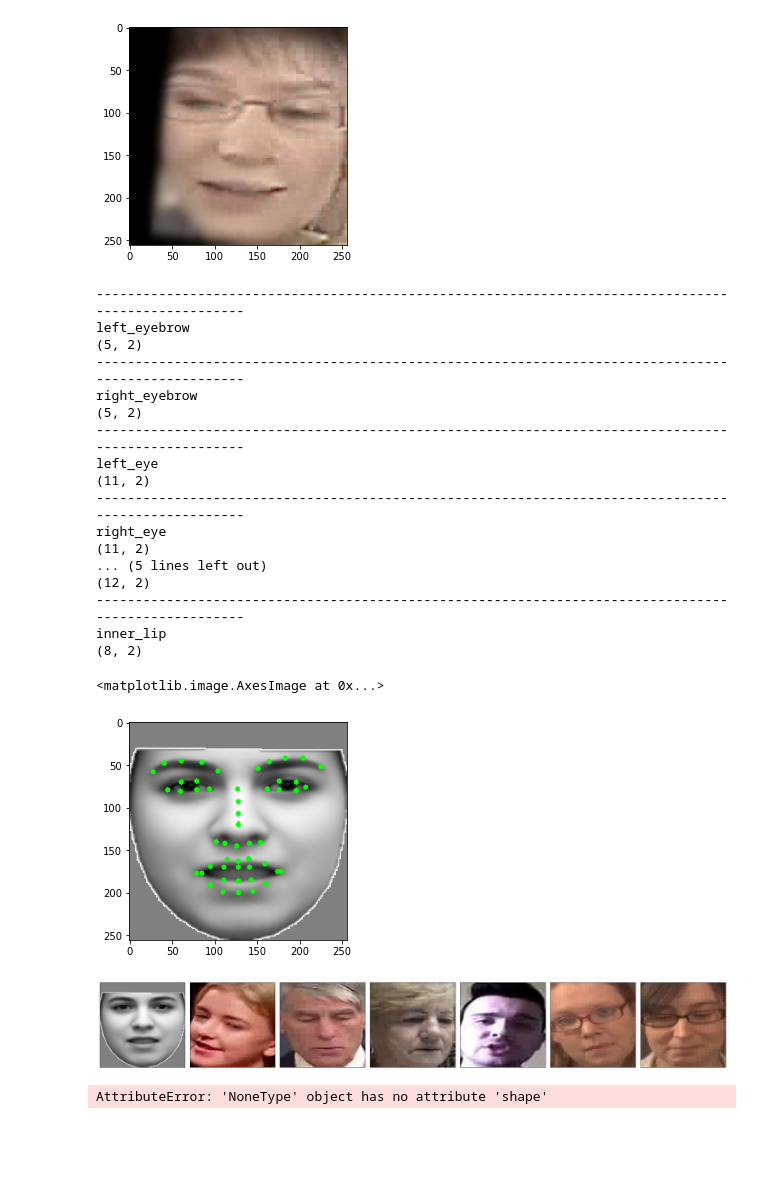
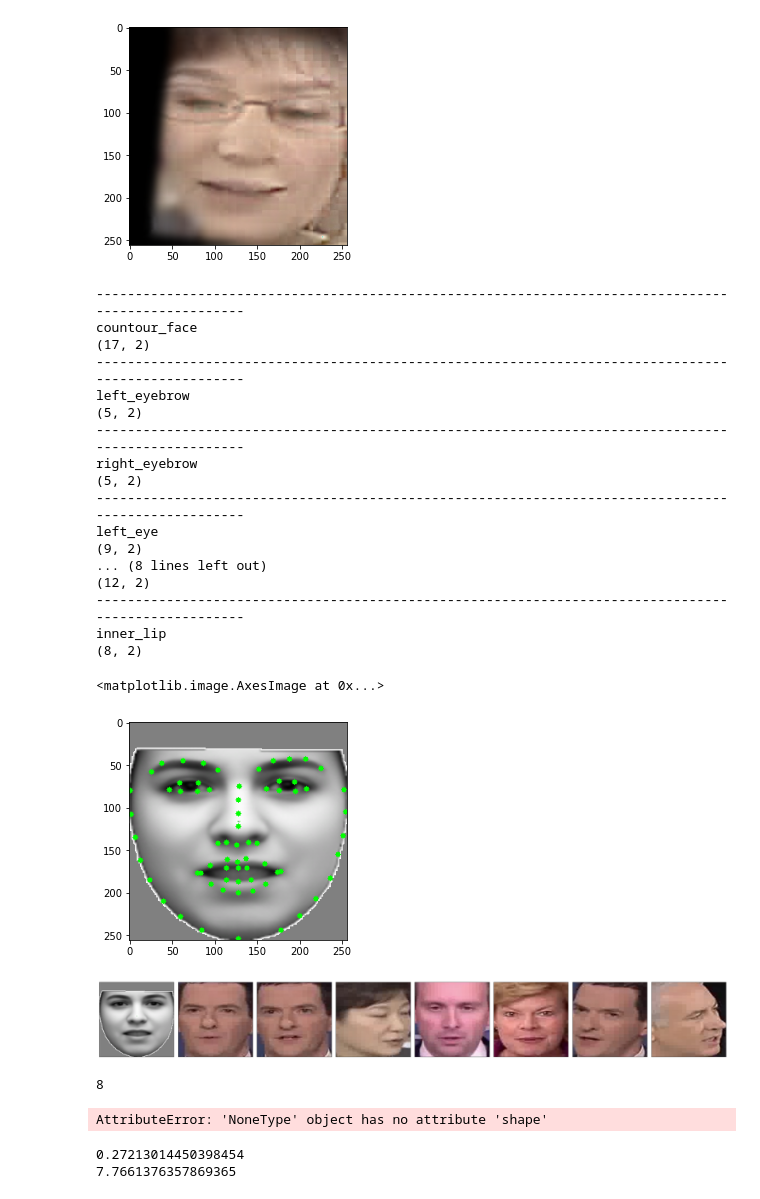
Before and after one commit to a0910257137/behaviornet, a Jupyter notebook: analyzer/procrustes.ipynb, the cells around one changed output. Drawn from its saved outputs; the diff is of its cells as text; code cells hidden in the pictures; blank space fills up the shorter version.

```diff
--- a/analyzer/procrustes.ipynb
+++ b/analyzer/procrustes.ipynb
@@ -67,8 +67,8 @@ def transformation_from_points(points1, points2):
     points2 -= c2
 
     '''2 - 消除縮放的影響 '''
-    s1 = np.std(points1)
-    s2 = np.std(points2)
+    s1 = np.std(points1, axis = 0)
+    s2 = np.std(points2, axis = 0)
     points1 /= s1
     points2 /= s2
 
@@ -181,11 +181,11 @@ plt.imshow(merged_imgs[..., ::-1])
 <matplotlib.image.AxesImage at 0x...>
 [figure]
 # %%
-path = '/aidata/anders/objects/landmarks/LS3D-W/procustes/BDD_mean_face.json'
+path = '/aidata/anders/objects/landmarks/procustes/BDD_mean_face.json'
 annos = load_json(path)
 for frame in annos['frame_list']:
     name = frame['name']
-    img_path = os.path.join('/aidata/anders/objects/landmarks/LS3D-W/procustes', name)
+    img_path = os.path.join('/aidata/anders/objects/landmarks/procustes', name)
     img = cv2.imread(img_path)
     for lb in frame['labels']:
         keypoints = lb['keypoints']
@@ -199,6 +199,9 @@ for frame in annos['frame_list']:
 img  = np.asarray(img).astype(np.uint8)
 plt.imshow(img)
 # %% [output]
+----------------------------------------------------------------------------------------------------
+countour_face
+(17, 2)
 ----------------------------------------------------------------------------------------------------
 left_eyebrow
 (5, 2)
@@ -207,26 +210,24 @@ right_eyebrow
 (5, 2)
 ----------------------------------------------------------------------------------------------------
 left_eye
-(11, 2)
-----------------------------------------------------------------------------------------------------
-right_eye
-(11, 2)
-... (5 lines left out)
+(9, 2)
+... (8 lines left out)
 (12, 2)
 ----------------------------------------------------------------------------------------------------
 inner_lip
 (8, 2)
 <matplotlib.image.AxesImage at 0x...>
-[figure, old version]
+[figure, new version]
 # %%
 import random
-LS3D_W_path = '/aidata/anders/objects/landmarks/LS3D-W/annos/BDD_LS3D-W_68_lnmk_with_crop.json'
+LS3D_W_path = '/aidata/anders/objects/landmarks/procustes/BDD_LS3D-W_68_lnmk_with_crop.json'
 annos = load_json(LS3D_W_path)
 frames = annos['frame_list']
-mean_face_path = '/aidata/anders/objects/landmarks/LS3D-W/procustes/BDD_mean_face.json'
+mean_face_path = '/aidata/anders/objects/landmarks/procustes/BDD_mean_face.json'
 annos = load_json(mean_face_path)
 mean_face_frames = annos['frame_list']
 frames = mean_face_frames + frames
+# frames = mean_face_frames + [frames[random.randint(0, 1e5)] for _ in range(7)]
 # %%
 # TODO: use procustes analyze face shape
 resize_arr = np.array([256., 256.])
@@ -234,35 +235,40 @@ points, axes = [], []
 fig=plt.figure(figsize=(40, 20))
 rows, cols = 1, 11
 tmp_imgs = []
+
 for i, frame in enumerate(frames):
     name = frame['name']
     if name == 'mean_face.png':
-        img_root = '/aidata/anders/objects/landmarks/LS3D-W/procustes'
+        img_root = '/aidata/anders/objects/landmarks/procustes'
     else:
         img_root = '/aidata/anders/objects/landmarks/LS3D-W/crop_imgs'
     img_path = os.path.join(img_root, name)
     img = cv2.imread(img_path)
     resized_ratio = resize_arr / np.asarray(img.shape[:2])
     img = cv2.resize(img, tuple(resize_arr.astype(int)))
     tmp_imgs.append(img)
     for lb in frame['labels']:
         keypoints   = lb['keypoints']
         kps = []
         for k in keypoints.keys():
             kp = np.reshape(keypoints[k], [-1, 2])
             kp  = kp * resized_ratio
             kp = np.stack(kp, axis = 0)
             kps.append(kp)
         kps = np.concatenate(kps, axis=0)
         points.append(kps)
     ax = fig.add_subplot(rows, cols, i+1)
     axes.append(ax)
     ax.get_xaxis().set_visible(False)
     ax.get_yaxis().set_visible(False)
     plt.imshow(img[..., ::-1])
 fig.tight_layout()
 # %% [output]
-[figure, old version]
+[figure, new version]
+# %%
+print(len(points))
+# %% [output]
+8
 # %%
 resize_arr = np.array([256., 256.])
 points = []
@@ -311,6 +317,13 @@ for procustes_list in procustes_lists:
     coords = np.where(coords > 255, 255, coords)
     coords = np.where(coords < 0, 0, coords)
     """
+rotate_degs_mu = np.mean(rotation_dergees)
+rotate_degs_std = np.std(rotation_dergees)
+print(rotate_degs_mu)
+print(rotate_degs_std)
+# %% [output]
+0.27213014450398454
+7.7661376357869365
 # %%
 fig=plt.figure(figsize=(10, 8))
 bins = np.linspace(-90, 90, 36)
```
Also changed, not shown: parts of 8 cells of this notebook, 11 other files.
